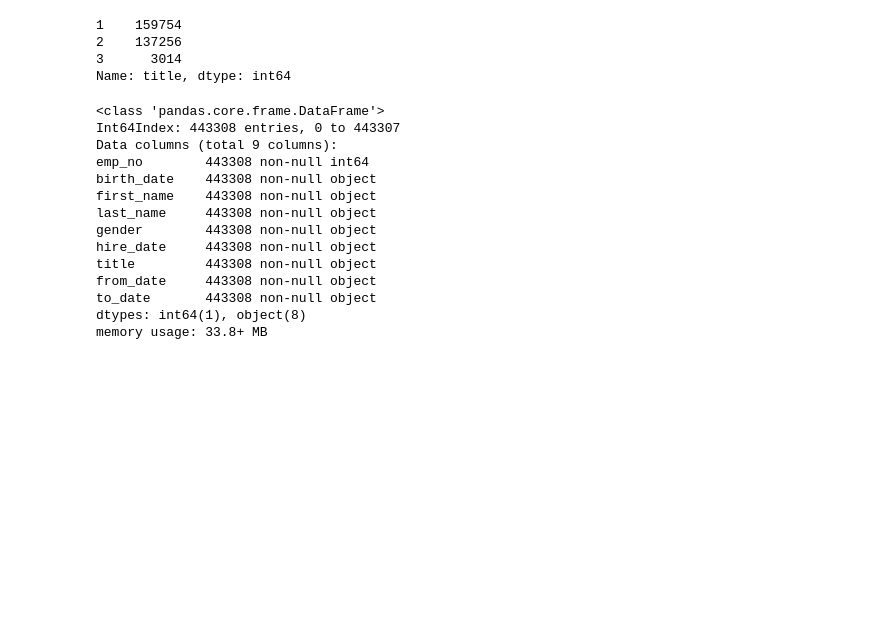
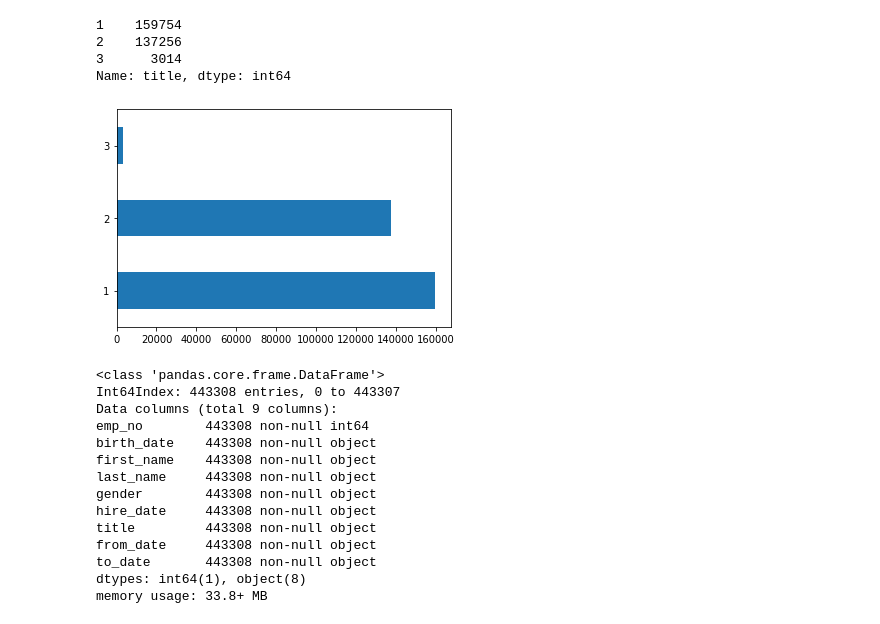
Before and after one commit to faithkane3/codeup_review, a Jupyter notebook: advanced_dataframes_practice.ipynb, the cells around one changed output. Drawn from its saved outputs; the diff is of its cells as text; code cells hidden in the pictures; blank space fills up the shorter version.

```diff
--- a/advanced_dataframes_practice.ipynb
+++ b/advanced_dataframes_practice.ipynb
@@ -391,6 +411,12 @@ emp_titles.groupby('emp_no').title.count().value_counts()
 2    137256
 3      3014
 Name: title, dtype: int64
+# %%
+emp_titles.groupby('emp_no').title.count().value_counts().plot.barh()
+
+plt.show()
+# %% [output]
+[figure, added]
 # %%
 emp_titles.info()
 # %% [output]
```
Also changed, not shown: parts of 7 cells of this notebook.
